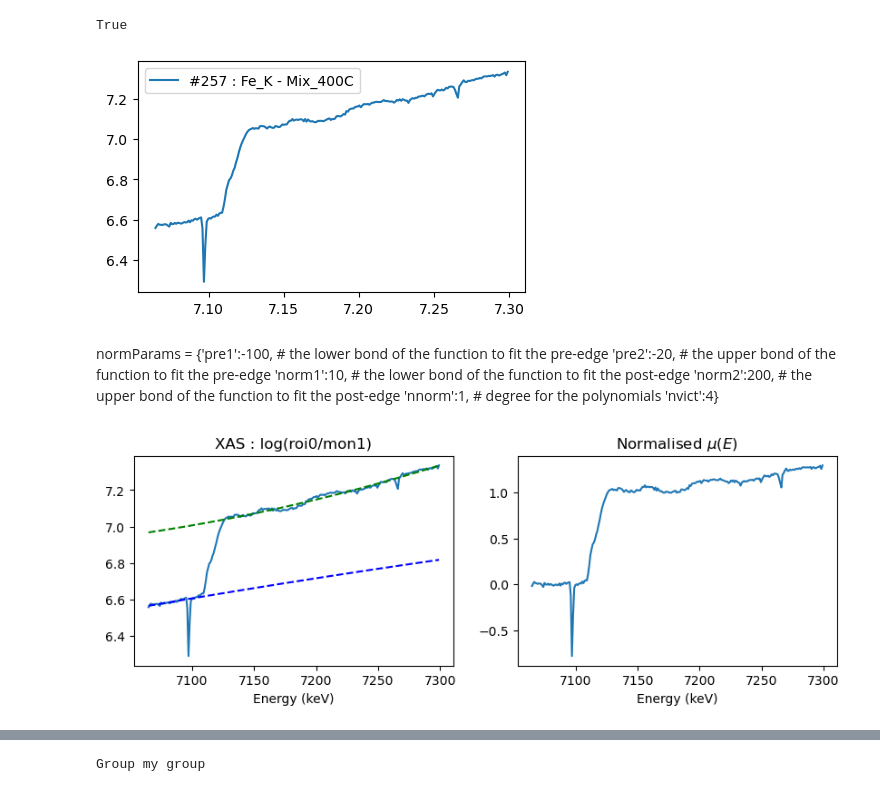
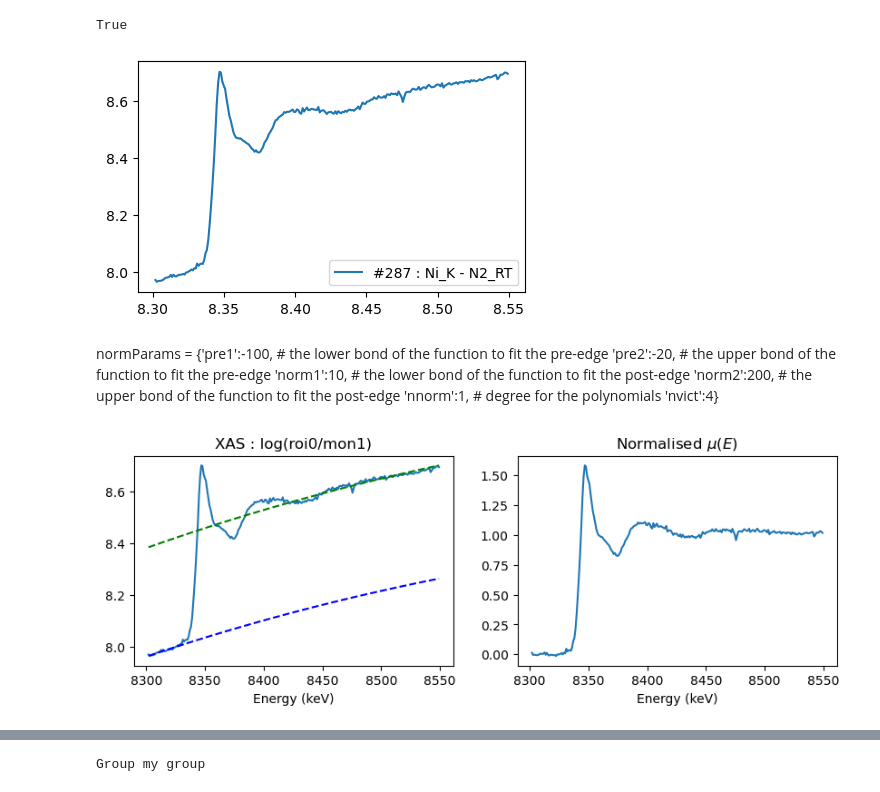
Before and after one commit to Awilson-cnrs/SIXS_analysis, a Jupyter notebook: notebooks/plot_xas_v1.ipynb, the cells around one changed output, grey strips where cells are left out. Saved outputs shown, nothing was run; the diff lists cells and outputs as text; code cells hidden in the pictures.

```diff
--- a/Notebook/XAS-Sample1.ipynb
+++ b/notebooks/plot_xas_v1.ipynb
@@ -53,34 +66,34 @@ path.exists()
 # %% [output]
 True
 # %%
-nxs = 257
+nxs = 287
 
 # load whole nxs
 filePath = [file_path for file_path in homePath.rglob(f"*{nxs}.nxs")][0]
 spectrum = rn5.DataSet(filePath.name, filePath.parent)
 
 # left and right trims are defined in the XASdict
 trimL, trimR = XASdict[str(nxs)]['trim'][0], -1 -XASdict[str(nxs)]['trim'][1]
 
 # extract trimmed data
 energy = spectrum.energy[trimL:trimR]
 xbpm = spectrum.xbpm_cx1_i[trimL:trimR]
 img_masked = spectrum.xpad140*(1-mask)
 
 # integrate whole images then trim
 roi0_masked = np.sum(img_masked, axis=(1, 2))[trimL:trimR]
 
 # calculate absorption
 XAS_masked = np.log(roi0_masked/xbpm)
 
 label = f'#{nxs} : {XASdict[str(nxs)]['edge']} - {XASdict[str(nxs)]['label']}'
 
 plt.figure(figsize=(5,3))
 plt.plot(energy, XAS_masked, label = label)
 plt.legend()
 plt.show()
 # %% [output]
-[figure, old version]
+[figure, new version]
 # %%
 # instance larch object with energy and signal
 data = Group(name='my group', energy=energy*1000, mu=XAS_masked)
@@ -93,7 +106,7 @@ normParams = {'pre1':-100, # the lower bond of the function to fit the pre-edge
          'nvict':4}
 # %%
 # tweak params, then copy it in the XASdict
-normParams = {'pre1':-46, 'pre2':-5, 'norm1':25, 'norm2':300, 'nnorm':2, 'nvict':2}
+normParams = {'pre1':-100, 'pre2':-25, 'norm1':10, 'norm2':200, 'nnorm':1, 'nvict':4}
 
 pre_edge(data.energy, data.mu, group=data, **normParams)
 
@@ -111,4 +124,4 @@ axes[1].set_xlabel("Energy (keV)")
 axes[1].set_title("Normalised $\mu(E)$")
 plt.show()
 # %% [output]
-[figure, old version]
+[figure, new version]
```
Also changed, not shown: parts of 4 cells of this notebook, 28 other files.
